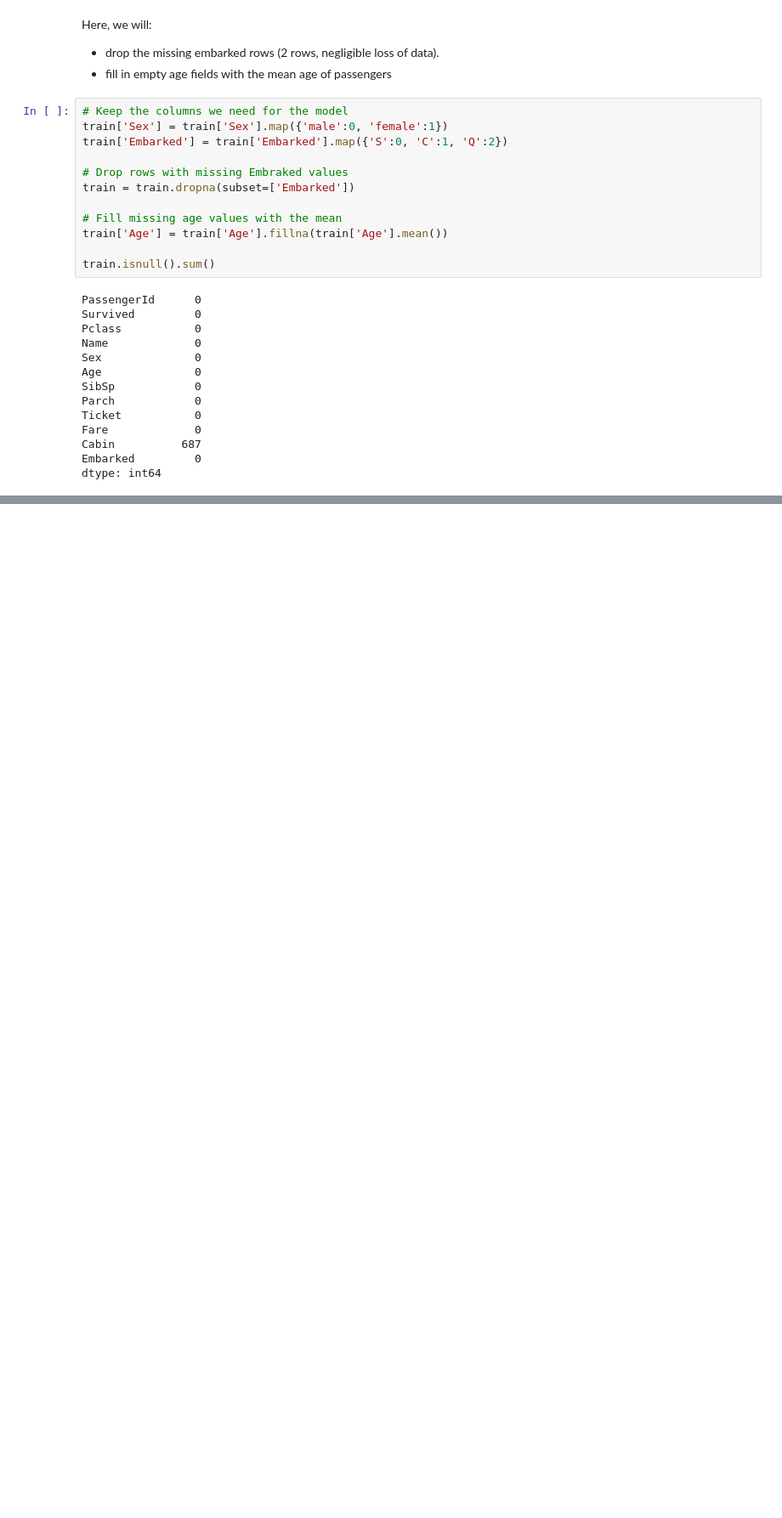
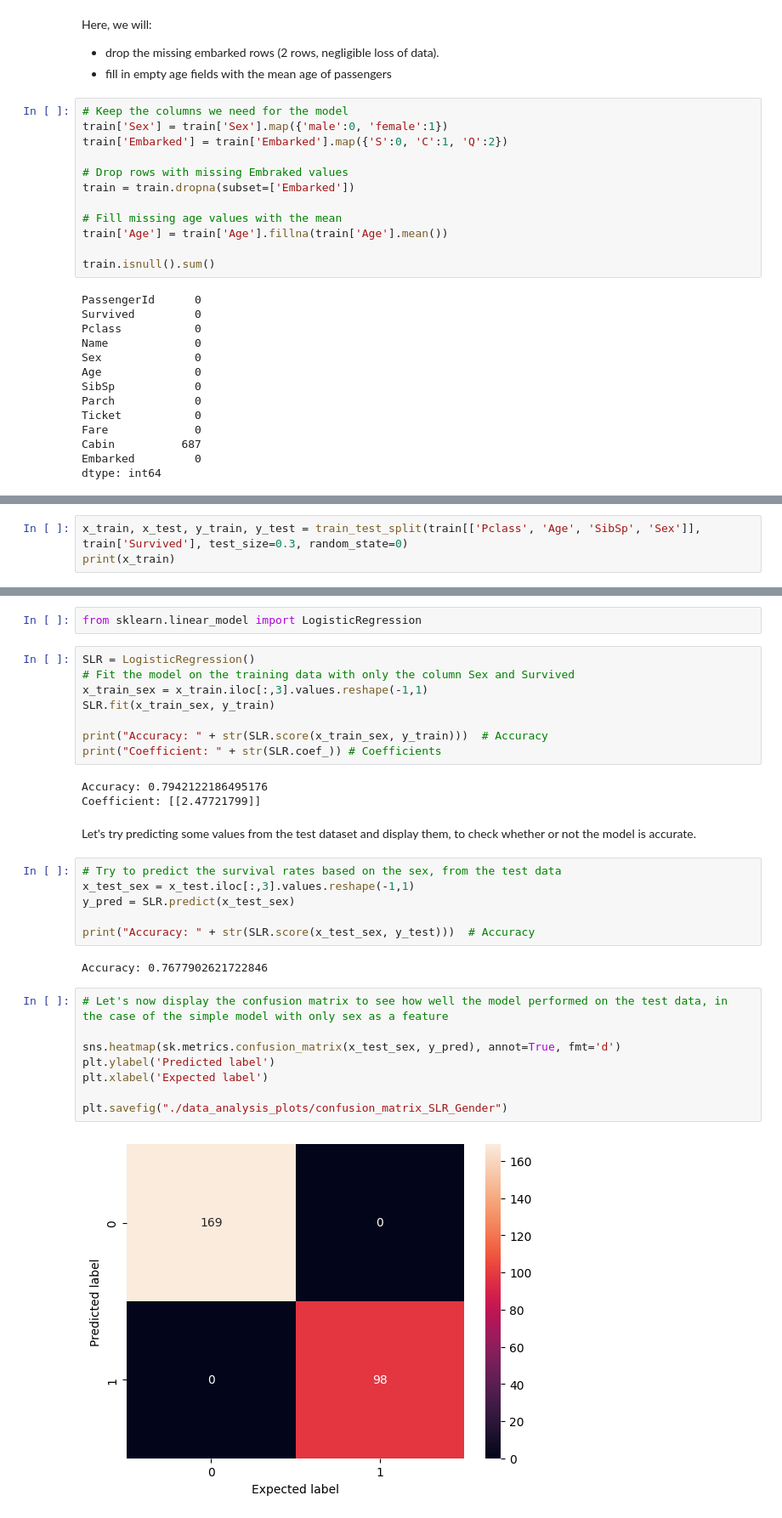
Before and after one commit to Gdeterline/Titanic_Survival_Prediction, a Jupyter notebook: main.ipynb, the cells around one changed output, grey strips where cells are left out. Shown at 85% size. Cells and saved outputs as stored; diff of their text form; blank space fills up the shorter version.

Commit message:
Implemented simple linear regression. Started to implement multiple linear regression.
Need to add plot if possible

```diff
--- a/main.ipynb
+++ b/main.ipynb
@@ -231,0 +228,3 @@ For now, let's start with Linear Regression.
+# %%
+x_train, x_test, y_train, y_test = train_test_split(train[['Pclass', 'Age', 'SibSp', 'Sex']], train['Survived'], test_size=0.3, random_state=0)
+print(x_train)
@@ -231,0 +283,33 @@ For now, let's start with Linear Regression.
+# %%
+from sklearn.linear_model import LogisticRegression
+# %%
+SLR = LogisticRegression()
+# Fit the model on the training data with only the column Sex and Survived
+x_train_sex = x_train.iloc[:,3].values.reshape(-1,1)
+SLR.fit(x_train_sex, y_train)
+
+print("Accuracy: " + str(SLR.score(x_train_sex, y_train)))  # Accuracy
+print("Coefficient: " + str(SLR.coef_)) # Coefficients
+# %% [output]
+Accuracy: 0.7942122186495176
+Coefficient: [[2.47721799]]
+# %% [markdown]
+Let's try predicting some values from the test dataset and display them, to check whether or not the model is accurate.
+# %%
+# Try to predict the survival rates based on the sex, from the test data
+x_test_sex = x_test.iloc[:,3].values.reshape(-1,1)
+y_pred = SLR.predict(x_test_sex)
+
+print("Accuracy: " + str(SLR.score(x_test_sex, y_test)))  # Accuracy
+# %% [output]
+Accuracy: 0.7677902621722846
+# %%
+# Let's now display the confusion matrix to see how well the model performed on the test data, in the case of the simple model with only sex as a feature
+
+sns.heatmap(sk.metrics.confusion_matrix(x_test_sex, y_pred), annot=True, fmt='d')
+plt.ylabel('Predicted label')
+plt.xlabel('Expected label')
+
+plt.savefig("./data_analysis_plots/confusion_matrix_SLR_Gender")
+# %% [output]
+[figure, added]
```
Also changed, not shown: parts of 13 cells of this notebook, 3 other files.
